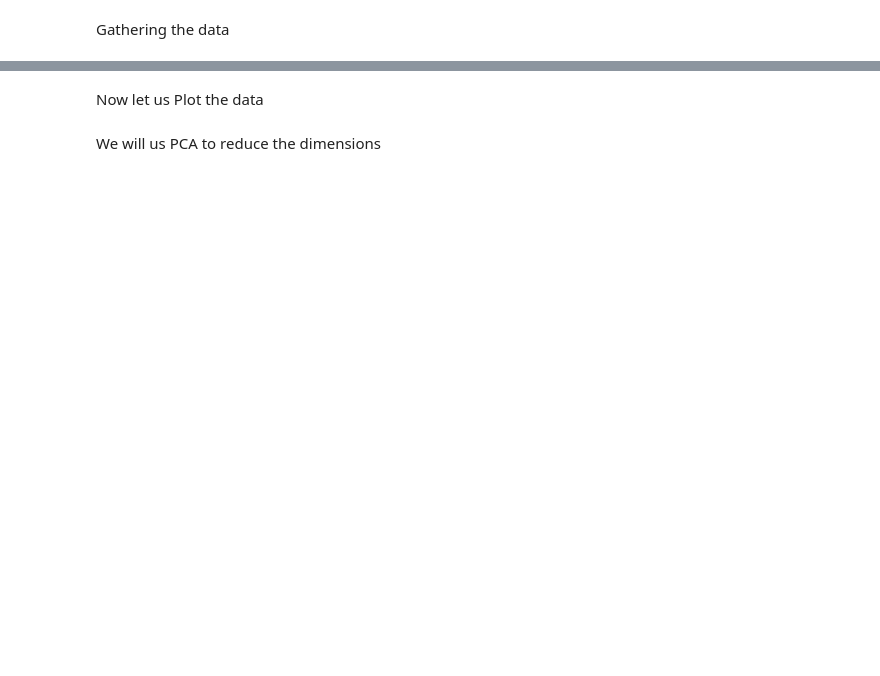
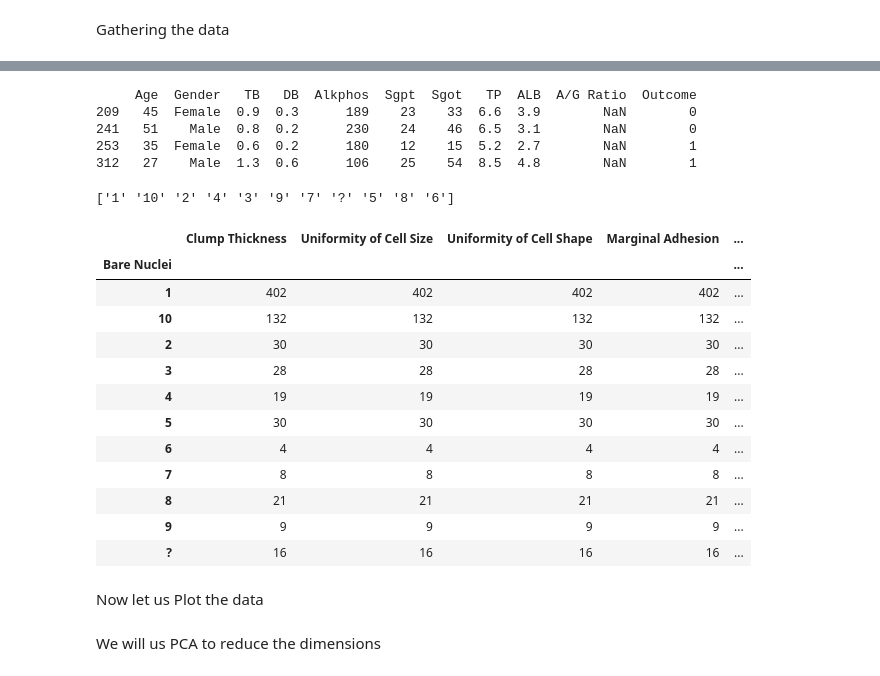
Before and after one commit to rollaball/Diabetes-Prediction, a Jupyter notebook: Diabetes.ipynb, the cells around one changed output, grey strips where cells are left out. Saved outputs shown, nothing was run; the diff lists cells and outputs as text; code cells hidden in the pictures; blank space fills up the shorter version.

```diff
--- a/Diabetes.ipynb
+++ b/Diabetes.ipynb
@@ -48,0 +11,12 @@ target=data["Outcome"]
+# %%
+data_dia=pd.read_csv("diabetes.csv")
+data_liver=pd.read_csv("Indian Liver Patient Dataset (ILPD).csv",names=["Age","Gender","TB","DB","Alkphos","Sgpt","Sgot","TP","ALB","A/G Ratio","Outcome"])
+data_breast=pd.read_csv("breast-cancer-wisconsin.data.csv",names=["id", "Clump Thickness","Uniformity of Cell Size","Uniformity of Cell Shape","Marginal Adhesion","Single Epithelial Cell Size","Bare Nuclei","Bland Chromatin","Normal Nucleoli","Mitoses","Outcome"])
+data_breast=data_breast.drop("id",axis=1)
+# %%
+data_breast["Outcome"]=(data_breast["Outcome"]-2)/2
+for i in range(data_liver["Outcome"].size):
+    if(data_liver["Outcome"][i]==1):
+        data_liver["Outcome"][i]=0
+    else:
+        data_liver["Outcome"][i]=1
@@ -48,0 +64,9 @@ target=data["Outcome"]
+# %%
+print(data_liver[data_liver.isnull().any(axis=1)])
+data_liver=data_liver.dropna(axis=0, how='any')
+# %% [output]
+     Age  Gender   TB   DB  Alkphos  Sgpt  Sgot   TP  ALB  A/G Ratio  Outcome
+209   45  Female  0.9  0.3      189    23    33  6.6  3.9        NaN        0
+241   51    Male  0.8  0.2      230    24    46  6.5  3.1        NaN        0
+253   35  Female  0.6  0.2      180    12    15  5.2  2.7        NaN        1
+312   27    Male  1.3  0.6      106    25    54  8.5  4.8        NaN        1
@@ -48,0 +77,18 @@ target=data["Outcome"]
+# %%
+print(data_breast["Bare Nuclei"].unique())
+data_breast.groupby("Bare Nuclei").count()
+# %% [output]
+['1' '10' '2' '4' '3' '9' '7' '?' '5' '8' '6']
+|  | Clump Thickness | Uniformity of Cell Size | Uniformity of Cell Shape | Marginal Adhesion | ... |
+| Bare Nuclei |  |  |  |  | ... |
+| 1 | 402 | 402 | 402 | 402 | ... |
+| 10 | 132 | 132 | 132 | 132 | ... |
+| 2 | 30 | 30 | 30 | 30 | ... |
+| 3 | 28 | 28 | 28 | 28 | ... |
+| 4 | 19 | 19 | 19 | 19 | ... |
+| 5 | 30 | 30 | 30 | 30 | ... |
+| 6 | 4 | 4 | 4 | 4 | ... |
+| 7 | 8 | 8 | 8 | 8 | ... |
+| 8 | 21 | 21 | 21 | 21 | ... |
+| 9 | 9 | 9 | 9 | 9 | ... |
+| ? | 16 | 16 | 16 | 16 | ... |
```
Also changed, not shown: parts of 36 cells of this notebook.
